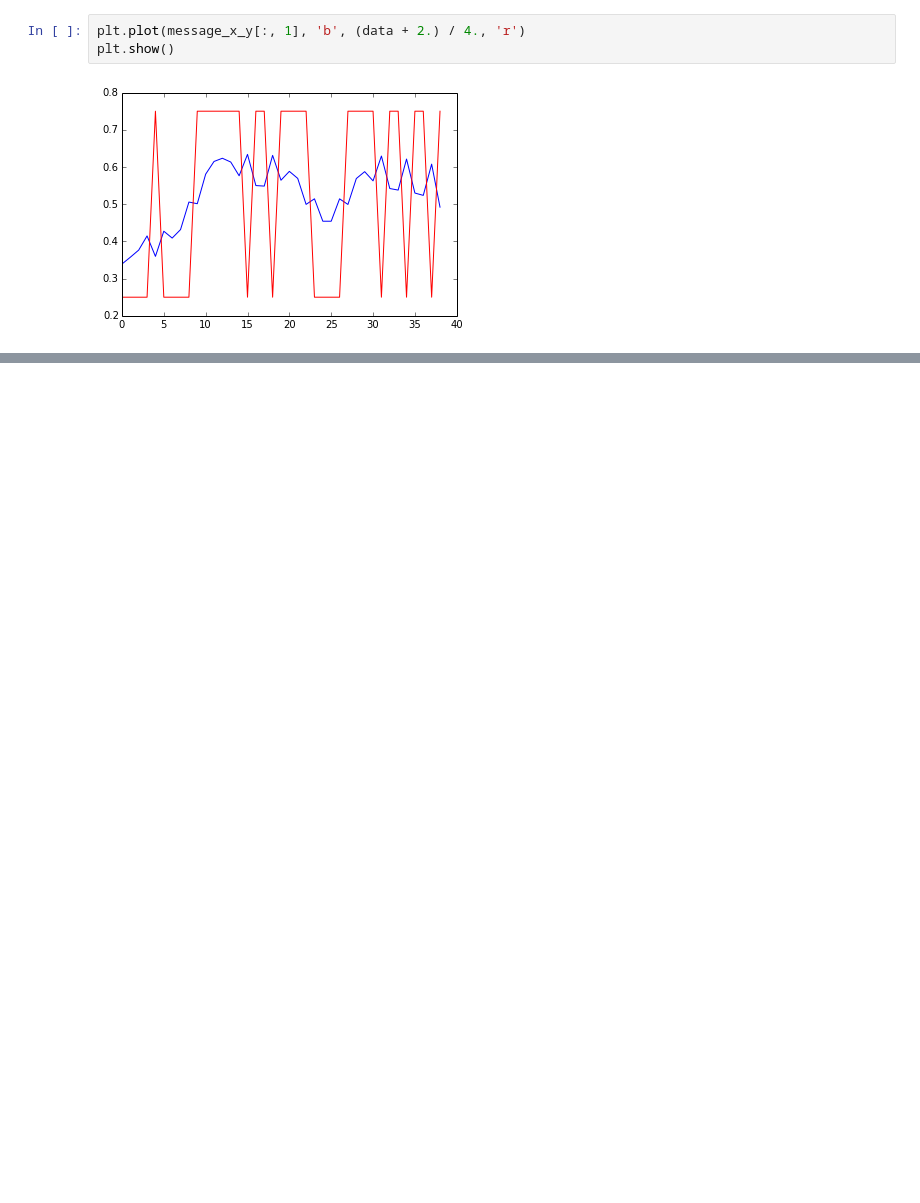
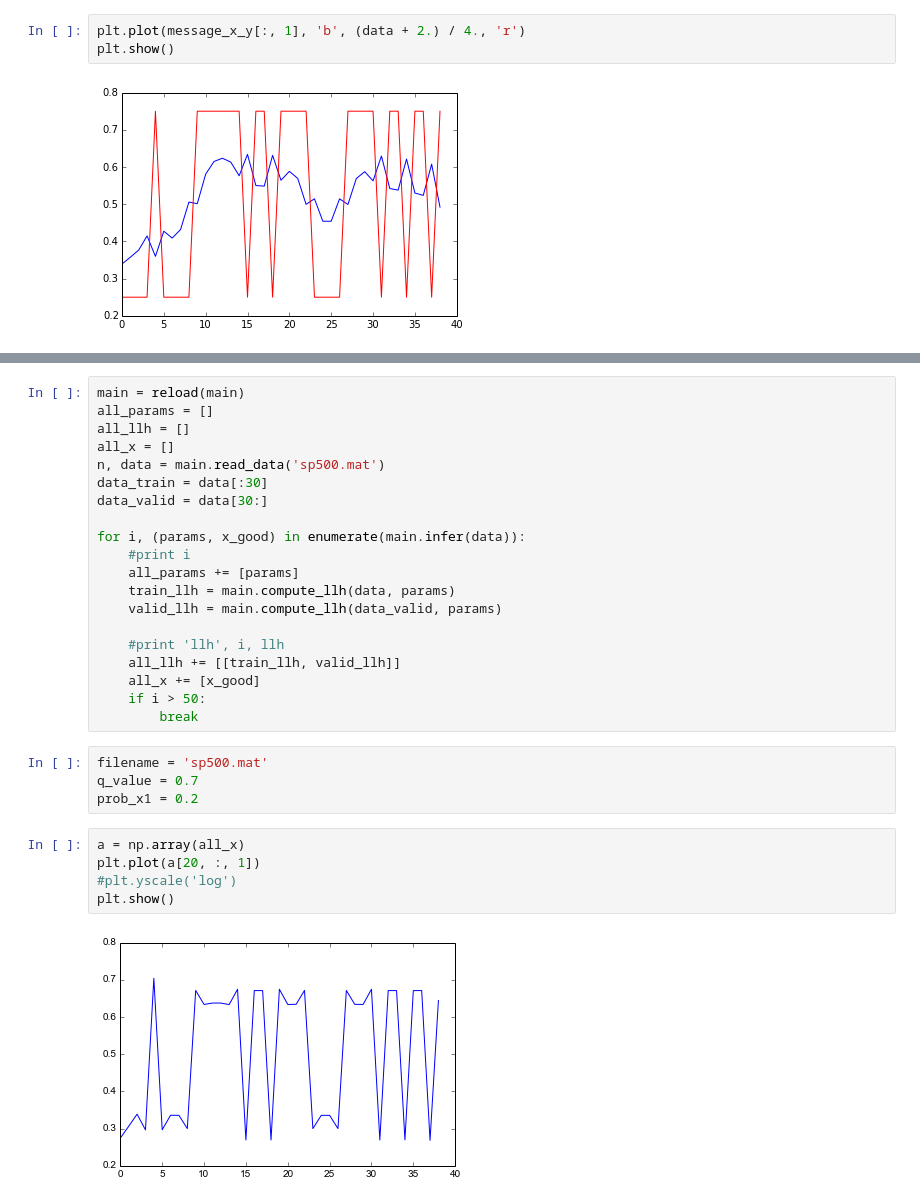
Before and after one commit to dmitriy-serdyuk/hmmbp, a Jupyter notebook: run_experiment.ipynb, the cells around one changed output, grey strips where cells are left out. Saved outputs shown, nothing was run; the diff lists cells and outputs as text; blank space fills up the shorter version.

```diff
--- a/run_experiment.ipynb
+++ b/run_experiment.ipynb
@@ -45,0 +30,31 @@ plt.show()
+# %%
+main = reload(main)
+all_params = []
+all_llh = []
+all_x = []
+n, data = main.read_data('sp500.mat')
+data_train = data[:30]
+data_valid = data[30:]
+
+for i, (params, x_good) in enumerate(main.infer(data)):
+    #print i
+    all_params += [params]
+    train_llh = main.compute_llh(data, params)
+    valid_llh = main.compute_llh(data_valid, params)
+
+    #print 'llh', i, llh
+    all_llh += [[train_llh, valid_llh]]
+    all_x += [x_good]
+    if i > 50:
+        break
+# %%
+filename = 'sp500.mat'
+q_value = 0.7
+prob_x1 = 0.2
+# %%
+a = np.array(all_x)
+plt.plot(a[20, :, 1])
+#plt.yscale('log')
+plt.show()
+# %% [output]
+[figure, added]
```
Also changed, not shown: parts of 6 cells of this notebook, 1 other file.
